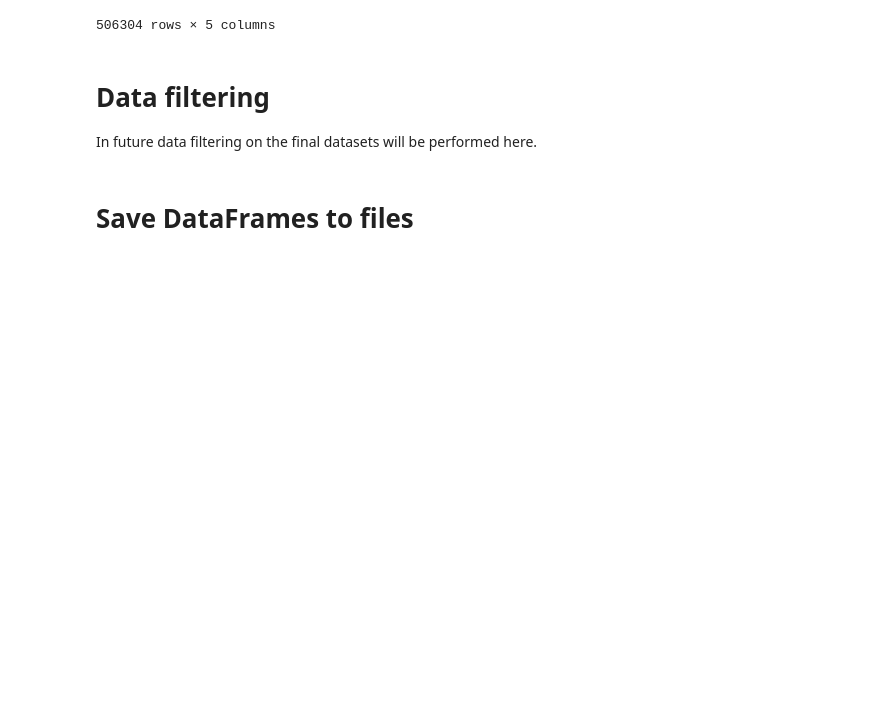
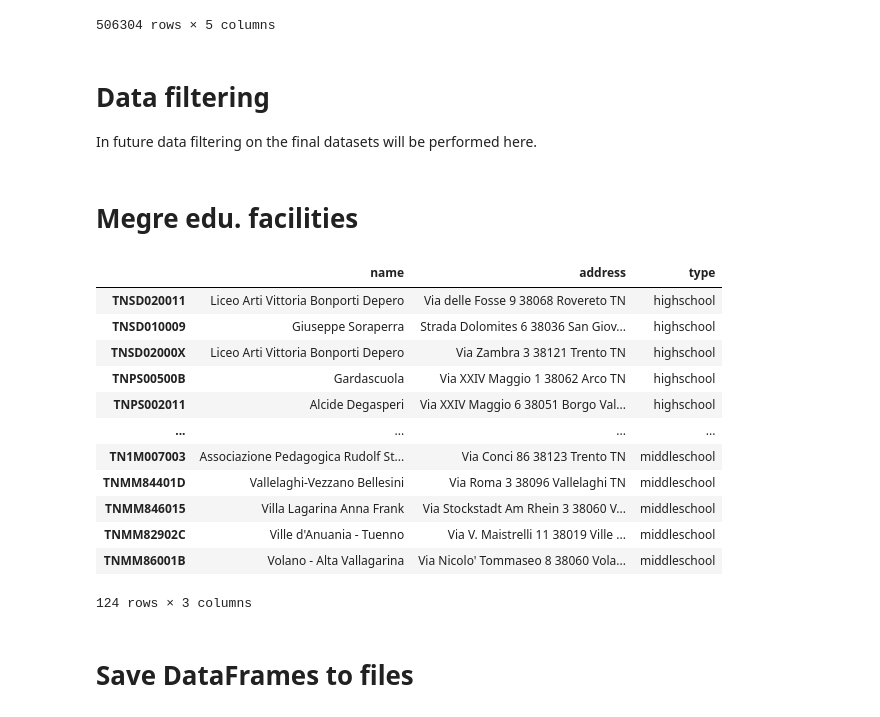
Before and after one commit to ThomasPasquali/Transportation-Education-Facilities, a Jupyter notebook: Phase 2 - Information Gathering/Code Libraries/parser.ipynb, the cells around one changed output. Saved outputs shown, nothing was run; the diff lists cells and outputs as text; code cells hidden in the pictures; blank space fills up the shorter version.

```diff
--- a/Phase 2 - Information Gathering/Code Libraries/parser.ipynb
+++ b/Phase 2 - Information Gathering/Code Libraries/parser.ipynb
@@ -488,6 +488,39 @@ trips_stops
 # Data filtering
 
 In future data filtering on the final datasets will be performed here.
+# %% [markdown]
+# Megre edu. facilities
+# %%
+EDU_FILENAMES = ['high_school', 'middle_school'] # FIXME , 'university']
+
+EDU_FAC_COLS = ['name', 'address', 'type']
+edu_facilities = pd.DataFrame(columns=EDU_FAC_COLS)
+
+for f in EDU_FILENAMES:
+  df = pd.read_csv(f'{BASE_PATH}/edu/{f}.csv')
+  df = df.astype(str)
+  if 'id' in df.columns:
+    df.set_index('id', inplace=True)
+  # df.rename(columns={'trip_id': 'trip', 'stop_id': 'stop'}, inplace=True)
+  df.drop(columns=['latitude', 'longitude'], inplace=True, errors='ignore')
+
+  edu_facilities = pd.concat([edu_facilities.astype(df.dtypes), df])
+
+edu_facilities
+# %% [output]
+|  | name | address | type |
+| TNSD020011 | Liceo Arti Vittoria Bonporti Depero | Via delle Fosse 9 38068 Rovereto TN | highschool |
+| TNSD010009 | Giuseppe Soraperra | Strada Dolomites 6 38036 San Giov... | highschool |
+| TNSD02000X | Liceo Arti Vittoria Bonporti Depero | Via Zambra 3 38121 Trento TN | highschool |
+| TNPS00500B | Gardascuola | Via XXIV Maggio 1 38062 Arco TN | highschool |
+| TNPS002011 | Alcide Degasperi | Via XXIV Maggio 6 38051 Borgo Val... | highschool |
+| ... | ... | ... | ... |
+| TN1M007003 | Associazione Pedagogica Rudolf St... | Via Conci 86 38123 Trento TN | middleschool |
+| TNMM84401D | Vallelaghi-Vezzano Bellesini | Via Roma 3 38096 Vallelaghi TN | middleschool |
+| TNMM846015 | Villa Lagarina Anna Frank | Via Stockstadt Am Rhein 3 38060 V... | middleschool |
+| TNMM82902C | Ville d'Anuania - Tuenno | Via V. Maistrelli 11 38019 Ville ... | middleschool |
+| TNMM86001B | Volano - Alta Vallagarina | Via Nicolo' Tommaseo 8 38060 Vola... | middleschool |
+124 rows × 3 columns
 # %% [markdown]
 # Save DataFrames to files
 # %%
```
Also changed, not shown: parts of 1 cell of this notebook, 4 other files.
